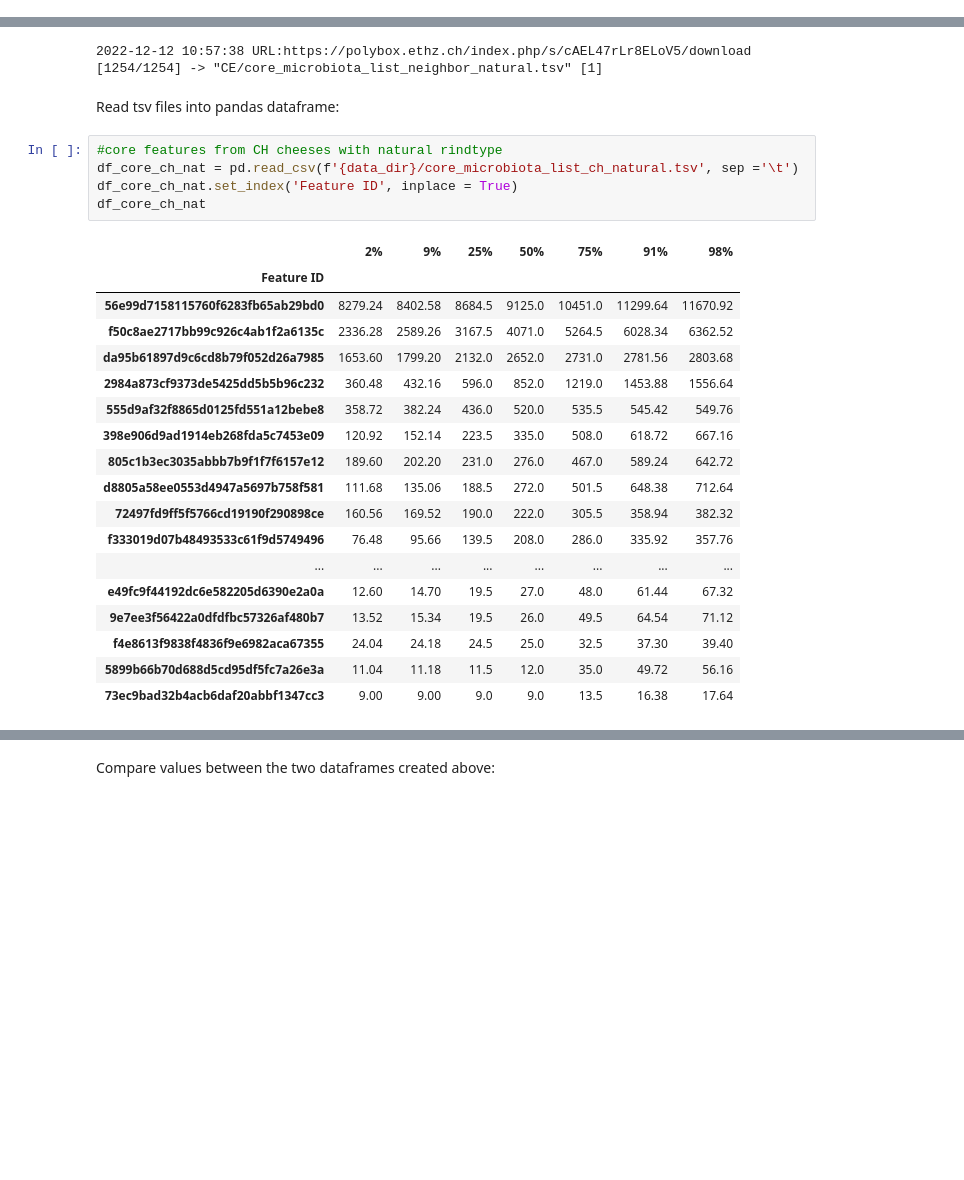
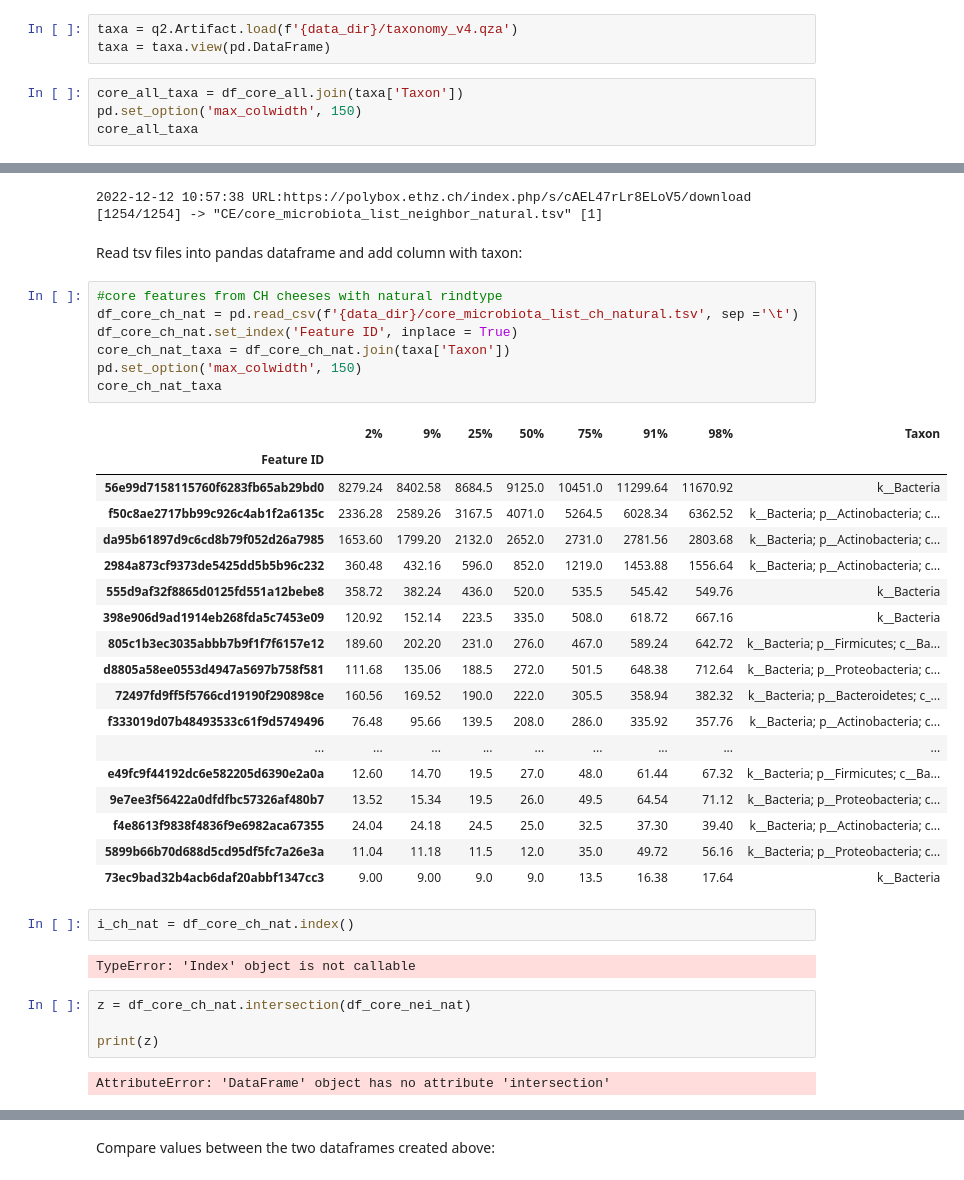
Before and after one commit to besutter1/Cheez-Eyez, a Jupyter notebook: core_microbiota.ipynb, the cells around one changed output, grey strips where cells are left out. Cells and saved outputs as stored; diff of their text form; blank space fills up the shorter version.

Commit message:
add taxa to table

```diff
--- a/core_microbiota.ipynb
+++ b/core_microbiota.ipynb
@@ -139,0 +142,7 @@ df_core_all
+# %%
+taxa = q2.Artifact.load(f'{data_dir}/taxonomy_v4.qza')
+taxa = taxa.view(pd.DataFrame)
+# %%
+core_all_taxa = df_core_all.join(taxa['Taxon'])
+pd.set_option('max_colwidth', 150)
+core_all_taxa
@@ -304,31 +325,43 @@ Download of tsv files with core features (fraction of samples = 0.7)
 # %% [output]
 2022-12-12 10:57:38 URL:https://polybox.ethz.ch/index.php/s/cAEL47rLr8ELoV5/download [1254/1254] -> "CE/core_microbiota_list_neighbor_natural.tsv" [1]
 # %% [markdown]
-Read tsv files into pandas dataframe:
+Read tsv files into pandas dataframe and add column with taxon:
 # %%
 #core features from CH cheeses with natural rindtype
 df_core_ch_nat = pd.read_csv(f'{data_dir}/core_microbiota_list_ch_natural.tsv', sep ='\t')
 df_core_ch_nat.set_index('Feature ID', inplace = True)
-df_core_ch_nat
+core_ch_nat_taxa = df_core_ch_nat.join(taxa['Taxon'])
+pd.set_option('max_colwidth', 150)
+core_ch_nat_taxa
 # %% [output]
-|  | 2% | 9% | 25% | 50% | 75% | 91% | 98% |
-| Feature ID |  |  |  |  |  |  |  |
-| 56e99d7158115760f6283fb65ab29bd0 | 8279.24 | 8402.58 | 8684.5 | 9125.0 | 10451.0 | 11299.64 | 11670.92 |
-| f50c8ae2717bb99c926c4ab1f2a6135c | 2336.28 | 2589.26 | 3167.5 | 4071.0 | 5264.5 | 6028.34 | 6362.52 |
-| da95b61897d9c6cd8b79f052d26a7985 | 1653.60 | 1799.20 | 2132.0 | 2652.0 | 2731.0 | 2781.56 | 2803.68 |
-| 2984a873cf9373de5425dd5b5b96c232 | 360.48 | 432.16 | 596.0 | 852.0 | 1219.0 | 1453.88 | 1556.64 |
-| 555d9af32f8865d0125fd551a12bebe8 | 358.72 | 382.24 | 436.0 | 520.0 | 535.5 | 545.42 | 549.76 |
-| 398e906d9ad1914eb268fda5c7453e09 | 120.92 | 152.14 | 223.5 | 335.0 | 508.0 | 618.72 | 667.16 |
-| 805c1b3ec3035abbb7b9f1f7f6157e12 | 189.60 | 202.20 | 231.0 | 276.0 | 467.0 | 589.24 | 642.72 |
-| d8805a58ee0553d4947a5697b758f581 | 111.68 | 135.06 | 188.5 | 272.0 | 501.5 | 648.38 | 712.64 |
-| 72497fd9ff5f5766cd19190f290898ce | 160.56 | 169.52 | 190.0 | 222.0 | 305.5 | 358.94 | 382.32 |
-| f333019d07b48493533c61f9d5749496 | 76.48 | 95.66 | 139.5 | 208.0 | 286.0 | 335.92 | 357.76 |
-| ... | ... | ... | ... | ... | ... | ... | ... |
-| e49fc9f44192dc6e582205d6390e2a0a | 12.60 | 14.70 | 19.5 | 27.0 | 48.0 | 61.44 | 67.32 |
-| 9e7ee3f56422a0dfdfbc57326af480b7 | 13.52 | 15.34 | 19.5 | 26.0 | 49.5 | 64.54 | 71.12 |
-| f4e8613f9838f4836f9e6982aca67355 | 24.04 | 24.18 | 24.5 | 25.0 | 32.5 | 37.30 | 39.40 |
-| 5899b66b70d688d5cd95df5fc7a26e3a | 11.04 | 11.18 | 11.5 | 12.0 | 35.0 | 49.72 | 56.16 |
-| 73ec9bad32b4acb6daf20abbf1347cc3 | 9.00 | 9.00 | 9.0 | 9.0 | 13.5 | 16.38 | 17.64 |
+|  | 2% | 9% | 25% | 50% | 75% | 91% | 98% | Taxon |
+| Feature ID |  |  |  |  |  |  |  |  |
+| 56e99d7158115760f6283fb65ab29bd0 | 8279.24 | 8402.58 | 8684.5 | 9125.0 | 10451.0 | 11299.64 | 11670.92 | k__Bacteria |
+| f50c8ae2717bb99c926c4ab1f2a6135c | 2336.28 | 2589.26 | 3167.5 | 4071.0 | 5264.5 | 6028.34 | 6362.52 | k__Bacteria; p__Actinobacteria; c... |
+| da95b61897d9c6cd8b79f052d26a7985 | 1653.60 | 1799.20 | 2132.0 | 2652.0 | 2731.0 | 2781.56 | 2803.68 | k__Bacteria; p__Actinobacteria; c... |
+| 2984a873cf9373de5425dd5b5b96c232 | 360.48 | 432.16 | 596.0 | 852.0 | 1219.0 | 1453.88 | 1556.64 | k__Bacteria; p__Actinobacteria; c... |
+| 555d9af32f8865d0125fd551a12bebe8 | 358.72 | 382.24 | 436.0 | 520.0 | 535.5 | 545.42 | 549.76 | k__Bacteria |
+| 398e906d9ad1914eb268fda5c7453e09 | 120.92 | 152.14 | 223.5 | 335.0 | 508.0 | 618.72 | 667.16 | k__Bacteria |
+| 805c1b3ec3035abbb7b9f1f7f6157e12 | 189.60 | 202.20 | 231.0 | 276.0 | 467.0 | 589.24 | 642.72 | k__Bacteria; p__Firmicutes; c__Ba... |
+| d8805a58ee0553d4947a5697b758f581 | 111.68 | 135.06 | 188.5 | 272.0 | 501.5 | 648.38 | 712.64 | k__Bacteria; p__Proteobacteria; c... |
+| 72497fd9ff5f5766cd19190f290898ce | 160.56 | 169.52 | 190.0 | 222.0 | 305.5 | 358.94 | 382.32 | k__Bacteria; p__Bacteroidetes; c_... |
+| f333019d07b48493533c61f9d5749496 | 76.48 | 95.66 | 139.5 | 208.0 | 286.0 | 335.92 | 357.76 | k__Bacteria; p__Actinobacteria; c... |
+| ... | ... | ... | ... | ... | ... | ... | ... | ... |
+| e49fc9f44192dc6e582205d6390e2a0a | 12.60 | 14.70 | 19.5 | 27.0 | 48.0 | 61.44 | 67.32 | k__Bacteria; p__Firmicutes; c__Ba... |
+| 9e7ee3f56422a0dfdfbc57326af480b7 | 13.52 | 15.34 | 19.5 | 26.0 | 49.5 | 64.54 | 71.12 | k__Bacteria; p__Proteobacteria; c... |
+| f4e8613f9838f4836f9e6982aca67355 | 24.04 | 24.18 | 24.5 | 25.0 | 32.5 | 37.30 | 39.40 | k__Bacteria; p__Actinobacteria; c... |
+| 5899b66b70d688d5cd95df5fc7a26e3a | 11.04 | 11.18 | 11.5 | 12.0 | 35.0 | 49.72 | 56.16 | k__Bacteria; p__Proteobacteria; c... |
+| 73ec9bad32b4acb6daf20abbf1347cc3 | 9.00 | 9.00 | 9.0 | 9.0 | 13.5 | 16.38 | 17.64 | k__Bacteria |
+# %%
+i_ch_nat = df_core_ch_nat.index()
+# %% [output]
+TypeError: 'Index' object is not callable
+# %%
+z = df_core_ch_nat.intersection(df_core_nei_nat)
+
+print(z)
+# %% [output]
+AttributeError: 'DataFrame' object has no attribute 'intersection'
 # %%
 df_core_nei_nat = pd.read_csv(f'{data_dir}/core_microbiota_list_neighbor_natural.tsv', sep ='\t')
 df_core_nei_nat.set_index('Feature ID', inplace = True)
```
Also changed, not shown: parts of 5 cells of this notebook.
